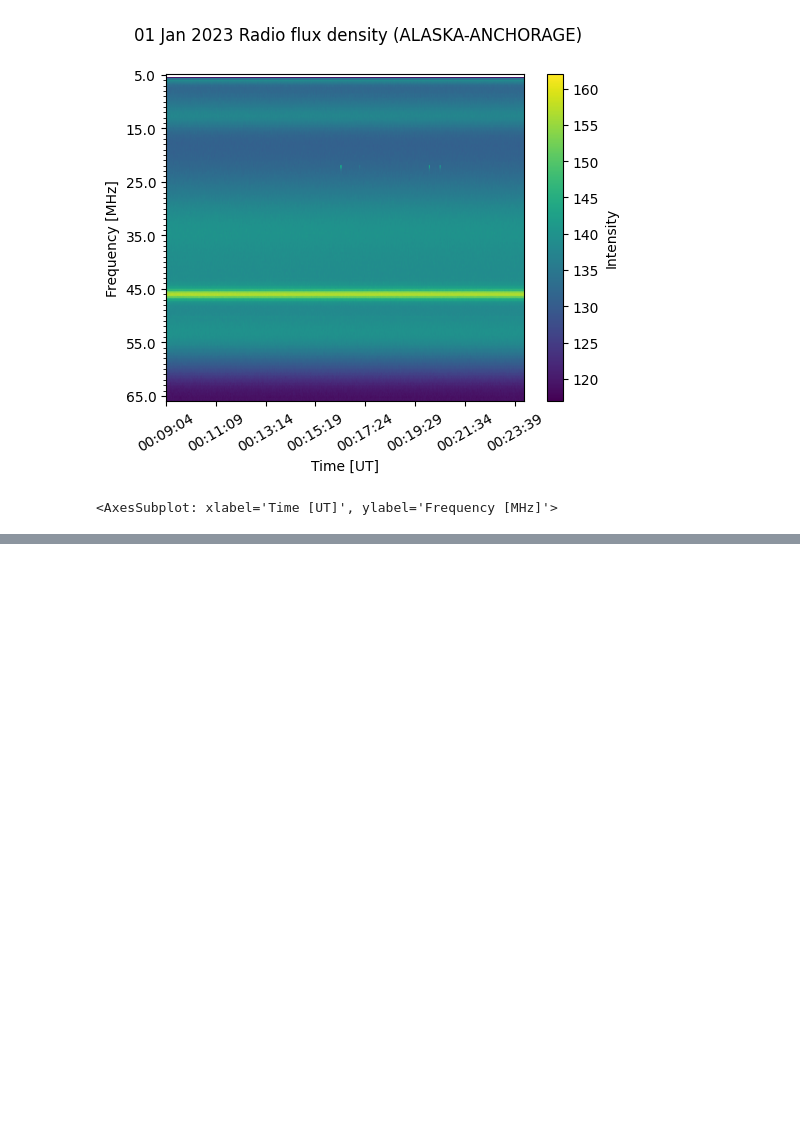
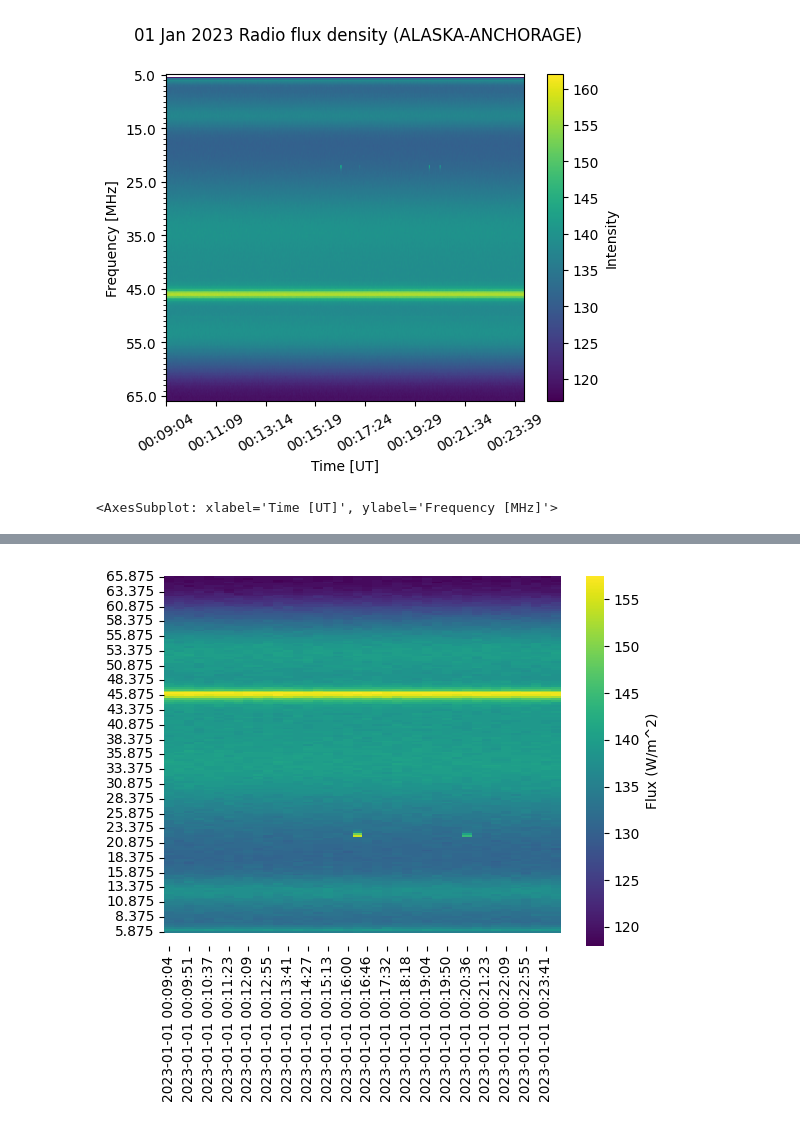
Before and after one commit to i4Ds/Radio-sunburst-labelcreation, a Jupyter notebook: data_creation.ipynb, the cells around one changed output, grey strips where cells are left out. Saved outputs shown, nothing was run; the diff lists cells and outputs as text; code cells hidden in the pictures; blank space fills up the shorter version.

```diff
--- a/data_creation.ipynb
+++ b/data_creation.ipynb
@@ -254,0 +259,4 @@ array([0.000000e+00, 2.500000e-01, 5.000000e-01, ..., 1.581225e+04,
+# %%
+plot_spectogram(change_resolution_over_time(pd_data, 40))
+# %% [output]
+[figure, added]
```
Also changed, not shown: parts of 21 cells of this notebook, 1 other file.
